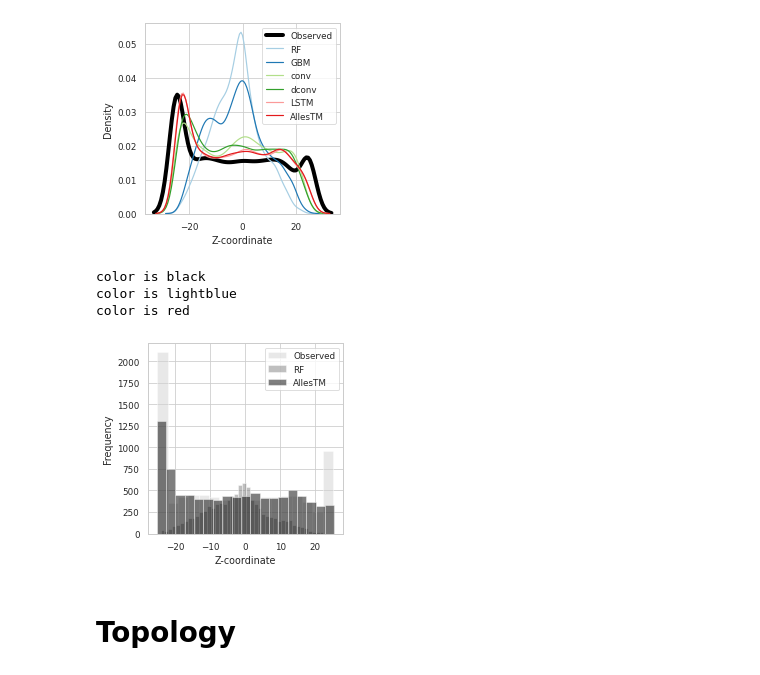
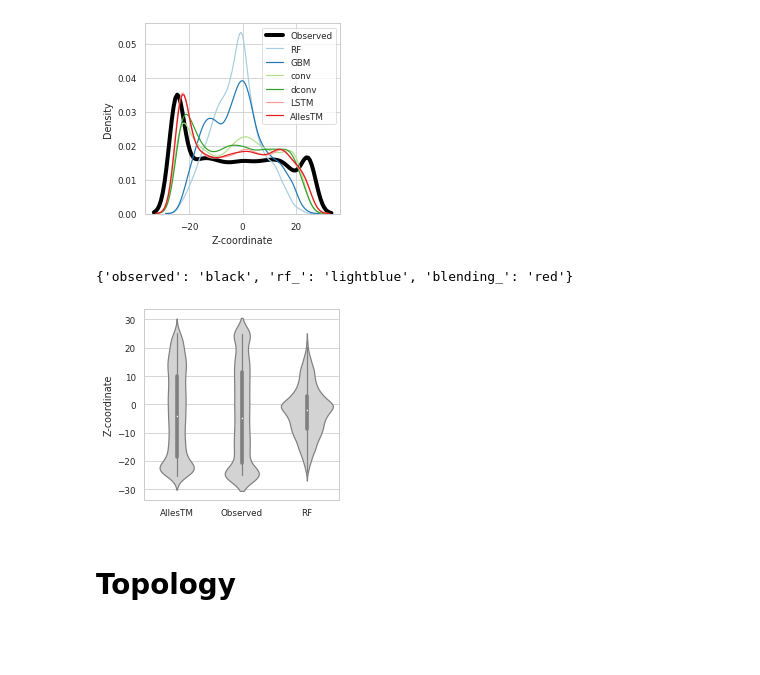
Before and after one commit to phngs/allestm-train, a Jupyter notebook: jupyter/benchmark.ipynb, the cells around one changed output. Drawn from its saved outputs; the diff is of its cells as text; code cells hidden in the pictures; blank space fills up the shorter version.

Commit message:
Improved histogram

```diff
--- a/jupyter/benchmark.ipynb
+++ b/jupyter/benchmark.ipynb
@@ -543,13 +540,35 @@ measures_cont(zcoords_cont, filename='zcoords_cont')
 plots_cont(zcoords_cont, "Z-coordinate", "Density", filename='zcoords_cont')
 # %% [output]
 [figure]
+# %%
+def plots_cont_vio(df, xlab, ylab, filename=None, hist=False, kde=True, reverse=False, filters=None):
+    df = df.copy()
+    fig, ax = plt.subplots(1, 1, figsize=(one_col_fig_width, one_col_fig_width))
+    #min_val = df.val_0.min()
+    #max_val = df.val_0.max()
+    #axs[1].set(xlim=(min_val, max_val), ylim=(min_val, max_val))
+    m = []
+    print(filters)
+    for experiment in sorted(df.experiment.unique(), reverse=reverse, key=exp2order):
+        t = [v for k, v in filters.items() if experiment.startswith(k)]
+        if t:
+            m.append(experiment)
+    df = df[df.experiment.isin(m)]
+    df.experiment = df.experiment.map(exp2name)
+
+    palette = {'Observed': 'lightgray', 'RF': 'gray', 'AllesTM': 'black'}
+    sns.violinplot(x=df.experiment, y=df.val_0, label=exp2name, ax=ax, palette=['lightgray', 'lightgray', 'lightgray'])
+    ax.set(xlabel=xlab, ylabel=ylab)
+    #ax.legend(frameon=True, facecolor='white', framealpha=0.8)
+    #axs[1].set(xlabel='Observed', ylabel='Predicted')
+    #axs[1].legend()
+    if filename is not None:
+        fig.savefig(plot_dir / f'{dataset_name}_{kind}_{filename}.{file_format}', **savefig_args)
 # %%
-plots_cont(zcoords_cont, "Z-coordinate", "Frequency", filename='hist_zcoords_cont', hist=True, kde=False, reverse=False, filters={'observed': 'black', 'rf_': 'lightblue', 'blending_': 'red'})
+plots_cont_vio(zcoords_cont, None, "Z-coordinate", filename='hist_zcoords_cont', hist=True, kde=False, reverse=False, filters={'observed': 'black', 'rf_': 'lightblue', 'blending_': 'red'})
 # %% [output]
-color is black
-color is lightblue
-color is red
+{'observed': 'black', 'rf_': 'lightblue', 'blending_': 'red'}
-[figure, old version]
+[figure, new version]
 # %% [markdown]
 # Topology
 # %%
```
Also changed, not shown: parts of 9 cells of this notebook.
